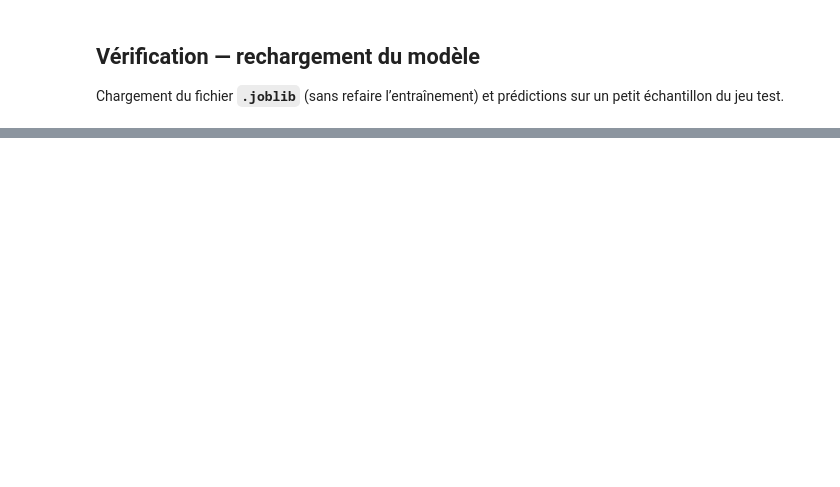
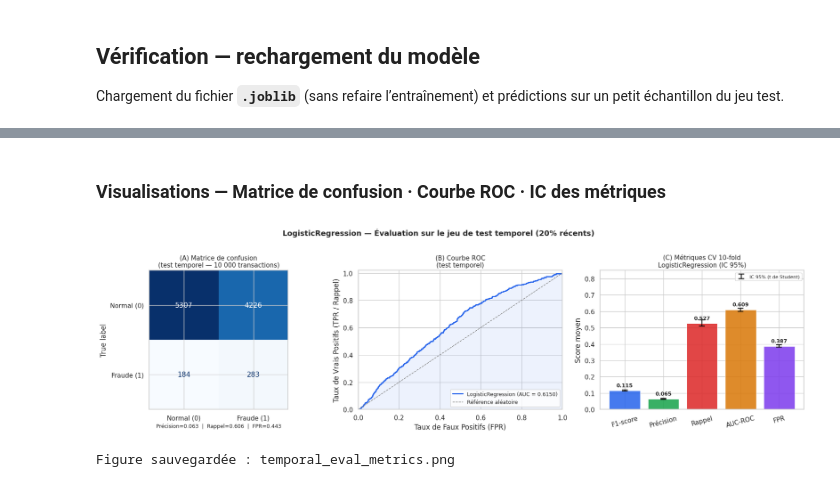
Before and after one commit to Djerade/bank-fraud-detection, a Jupyter notebook: notebooks/exploration.ipynb, the cells around one changed output, grey strips where cells are left out. Saved outputs shown, nothing was run; the diff lists cells and outputs as text; code cells hidden in the pictures; blank space fills up the shorter version.

```diff
--- a/notebooks/exploration.ipynb
+++ b/notebooks/exploration.ipynb
@@ -879,0 +1276,73 @@ Modèle chargé depuis : /home/perfect/Documents/GitHub/bank-fraud-detection/mod
+# %% [markdown]
+### Visualisations — Matrice de confusion · Courbe ROC · IC des métriques
+# %%
+sns.set_theme(style="whitegrid")
+
+# ── Réentraîner LR (meilleur modèle sur test temporel) ───────────────────────
+_pipe_lr = Pipeline([("prep", _prep), ("clf",
+    LogisticRegression(max_iter=2000, class_weight="balanced",
+                        solver="lbfgs", random_state=42))])
+_pipe_lr.fit(X_tr_t, y_tr_t)
+_yp_lr   = _pipe_lr.predict(X_te_t)
+_yprb_lr = _pipe_lr.predict_proba(X_te_t)[:, 1]
+_cm_lr   = confusion_matrix(y_te_t, _yp_lr)
+
+# ── Courbe ROC ───────────────────────────────────────────────────────────────
+_fpr_roc, _tpr_roc, _ = roc_curve(y_te_t, _yprb_lr)
+_roc_auc_val = sk_auc(_fpr_roc, _tpr_roc)
+
+fig, axes = plt.subplots(1, 3, figsize=(18, 5))
+fig.suptitle("LogisticRegression — Évaluation sur le jeu de test temporel (20% récents)",
+             fontsize=13, fontweight="bold", y=1.01)
+
+# ── (A) Matrice de confusion ──────────────────────────────────────────────────
+_disp = ConfusionMatrixDisplay(confusion_matrix=_cm_lr,
+                                display_labels=["Normal (0)", "Fraude (1)"])
+_disp.plot(ax=axes[0], colorbar=False, cmap="Blues")
+axes[0].set_title("(A) Matrice de confusion\n(test temporel — 10 000 transactions)", fontsize=11)
+_tn, _fp, _fn, _tp = _cm_lr.ravel()
+axes[0].set_xlabel(
+    f"Précision={_tp/(_tp+_fp):.3f}  |  Rappel={_tp/(_tp+_fn):.3f}  "
+    f"|  FPR={_fp/(_fp+_tn):.3f}", fontsize=9)
+
+# ── (B) Courbe ROC ────────────────────────────────────────────────────────────
+axes[1].plot(_fpr_roc, _tpr_roc, lw=2, color="#2563eb",
+             label=f"LogisticRegression (AUC = {_roc_auc_val:.4f})")
+axes[1].plot([0, 1], [0, 1], "--", color="gray", lw=1, label="Référence aléatoire")
+axes[1].fill_between(_fpr_roc, _tpr_roc, alpha=0.08, color="#2563eb")
+axes[1].set_xlabel("Taux de Faux Positifs (FPR)")
+axes[1].set_ylabel("Taux de Vrais Positifs (TPR / Rappel)")
+axes[1].set_title("(B) Courbe ROC\n(test temporel)", fontsize=11)
+axes[1].legend(loc="lower right", fontsize=9)
+axes[1].set_xlim([0, 1]); axes[1].set_ylim([0, 1.02])
+
+# ── (C) Métriques CV 10-fold avec IC 95% ─────────────────────────────────────
+_metric_names = list(_metrics_cv.keys())
+_means  = [np.mean(v) for v in _metrics_cv.values()]
+_lows   = [_ci95(v)[1] for v in _metrics_cv.values()]
+_highs  = [_ci95(v)[2] for v in _metrics_cv.values()]
+_yerr_lo = [m - lo for m, lo in zip(_means, _lows)]
+_yerr_hi = [hi - m  for m, hi in zip(_means, _highs)]
+
+_colors = ["#2563eb", "#16a34a", "#dc2626", "#d97706", "#7c3aed"]
+_bars = axes[2].bar(_metric_names, _means, color=_colors, alpha=0.85, edgecolor="white", linewidth=0.8)
+axes[2].errorbar(_metric_names, _means,
+                  yerr=[_yerr_lo, _yerr_hi],
+                  fmt="none", color="black", capsize=5, capthick=1.5, linewidth=1.5,
+                  label="IC 95% (t de Student)")
+for _bar, _m in zip(_bars, _means):
+    axes[2].text(_bar.get_x() + _bar.get_width()/2, _bar.get_height() + 0.015,
+                  f"{_m:.3f}", ha="center", va="bottom", fontsize=9, fontweight="bold")
+axes[2].set_ylim(0, 0.85)
+axes[2].set_title("(C) Métriques CV 10-fold\nLogisticRegression (IC 95%)", fontsize=11)
+axes[2].set_ylabel("Score moyen")
+axes[2].legend(fontsize=8)
+axes[2].tick_params(axis="x", rotation=15)
+
+plt.tight_layout()
+plt.savefig("temporal_eval_metrics.png", dpi=150, bbox_inches="tight")
+plt.show()
+print("Figure sauvegardée : temporal_eval_metrics.png")
+# %% [output]
+[figure, added]
+Figure sauvegardée : temporal_eval_metrics.png
```
Also changed, not shown: parts of 55 cells of this notebook, 11 other files.
